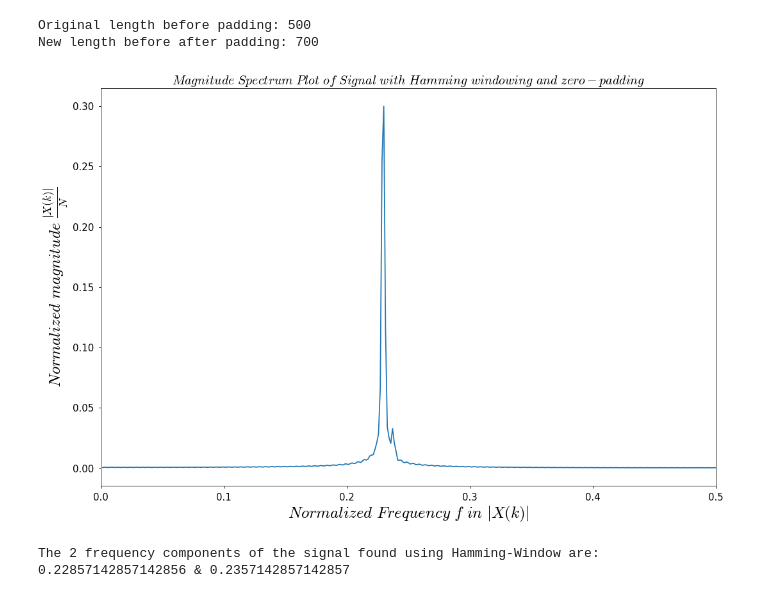
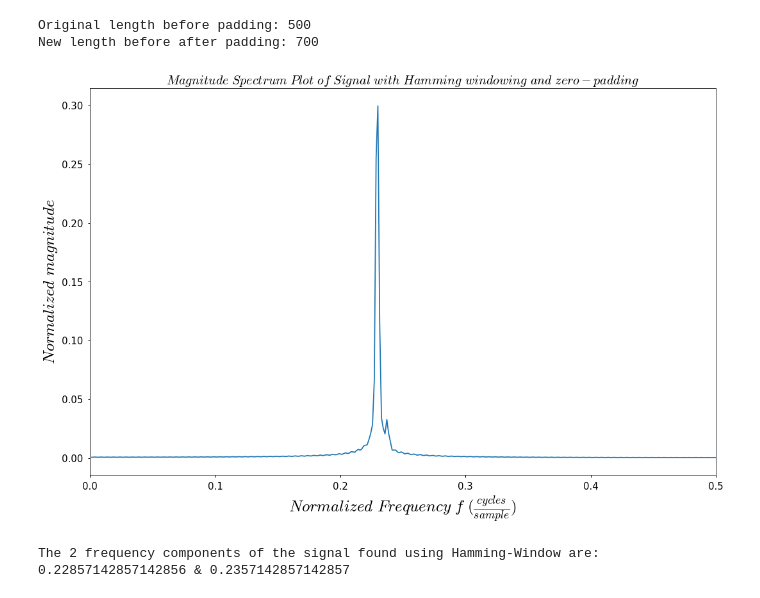
Before and after one commit to Harsha1569/DSP_Lab, a Jupyter notebook: Experiment_4/Experiment__4.ipynb, the cells around one changed output. Cells and saved outputs as stored; diff of their text form; code cells hidden in the pictures.

```diff
--- a/Experiment_4/Experiment__4.ipynb
+++ b/Experiment_4/Experiment__4.ipynb
@@ -372,20 +375,20 @@ dft1 = fft(hamming_window*x, N)
 Original length before padding: 500
 New length before after padding: 700
 # %%
+fig, axs = plt.subplots(figsize=(15,10))
 def plot_s(N, X,xaxis_label=None, yaxis_label=None, title=None):
-  fig, axs = plt.subplots(figsize=(15,10))
   axs.plot(N, X)
   axs.set_xlim([0,0.5])
   axs.set_title(title, fontsize = 20)
   axs.set_xlabel(xaxis_label, fontsize = 25)
   axs.set_ylabel(yaxis_label, fontsize = 25)
   axs.tick_params(axis="both", labelsize = 15)
   fig.tight_layout()
 
-plot_s((1/N)*np.arange(1, N+1), np.abs((dft1/original_length)), title=r'$Magnitude\ Spectrum\ Plot\ of\ Signal\ with\ Hamming\ windowing\ and\ zero-padding$', xaxis_label=r'$Normalized\ Frequency\ f\ in\ |X(k)|$', yaxis_label=r'$Normalized\ magnitude\ \frac{|X(k)|}{N}$')
-fig.savefig('fig7.png')
+plot_s((1/N)*np.arange(1, N+1), np.abs((dft1/original_length)), title=r'$Magnitude\ Spectrum\ Plot\ of\ Signal\ with\ Hamming\ windowing\ and\ zero-padding$', xaxis_label=r'$Normalized\ Frequency\ f\ (\frac{cycles}{sample})$', yaxis_label=r'$Normalized\ magnitude$')
+fig.savefig('fig9.png')
 # %% [output]
-[figure, old version]
+[figure, new version]
 # %%
 peaks_1=sp.find_peaks(np.abs(dft1), prominence=0.5)[0]
 print('The 2 frequency components of the signal found using Hamming-Window are: {} & {} '.format(peaks_1[0]/N, peaks_1[1]/N))
```
Also changed, not shown: parts of 6 cells of this notebook.
